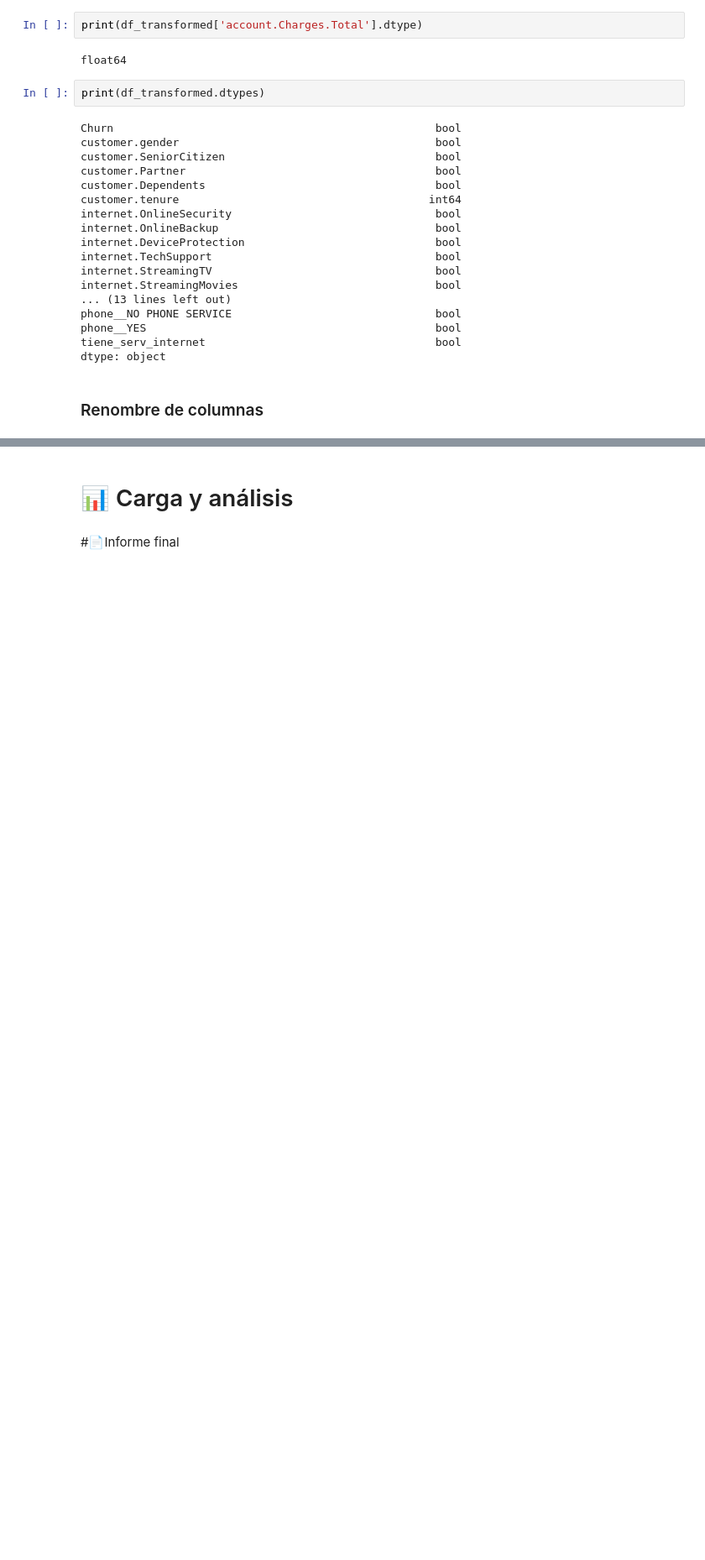
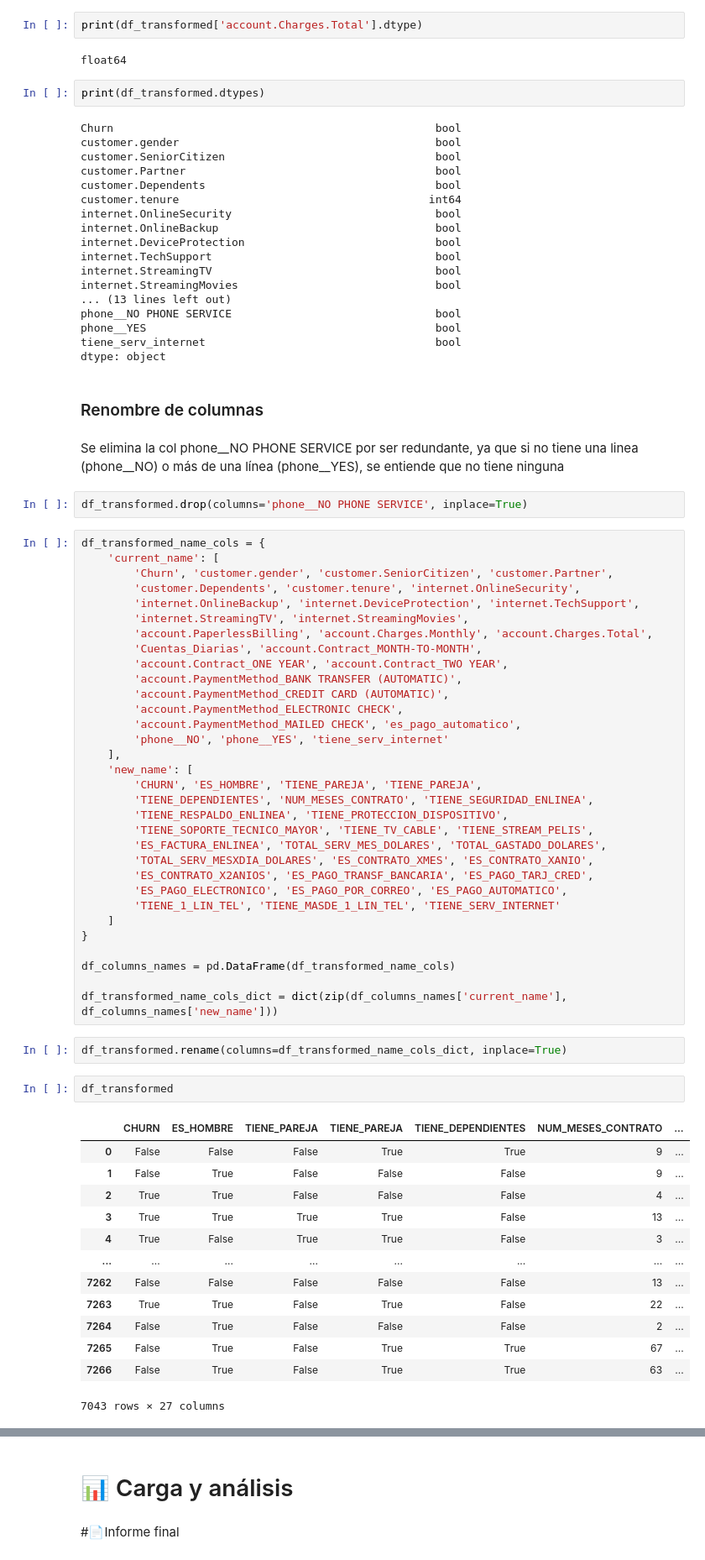
Before and after one commit to Nelly5469/challenge2-data-science-LATAM, a Jupyter notebook: TelecomX_LATAM.ipynb, the cells around one changed output, grey strips where cells are left out. Shown at 84% size. Cells and saved outputs as stored; diff of their text form; blank space fills up the shorter version.

```diff
--- a/TelecomX_LATAM.ipynb
+++ b/TelecomX_LATAM.ipynb
@@ -618,3 +618,57 @@ tiene_serv_internet                                   bool
 dtype: object
 # %% [markdown]
 ### Renombre de columnas
+# %% [markdown]
+Se elimina la col phone__NO PHONE SERVICE por ser redundante, ya que si no tiene una linea (phone__NO) o más de una línea (phone__YES), se entiende que no tiene ninguna
+# %%
+df_transformed.drop(columns='phone__NO PHONE SERVICE', inplace=True)
+# %%
+df_transformed_name_cols = {
+    'current_name': [
+        'Churn', 'customer.gender', 'customer.SeniorCitizen', 'customer.Partner',
+        'customer.Dependents', 'customer.tenure', 'internet.OnlineSecurity',
+        'internet.OnlineBackup', 'internet.DeviceProtection', 'internet.TechSupport',
+        'internet.StreamingTV', 'internet.StreamingMovies',
+        'account.PaperlessBilling', 'account.Charges.Monthly', 'account.Charges.Total',
+        'Cuentas_Diarias', 'account.Contract_MONTH-TO-MONTH',
+        'account.Contract_ONE YEAR', 'account.Contract_TWO YEAR',
+        'account.PaymentMethod_BANK TRANSFER (AUTOMATIC)',
+        'account.PaymentMethod_CREDIT CARD (AUTOMATIC)',
+        'account.PaymentMethod_ELECTRONIC CHECK',
+        'account.PaymentMethod_MAILED CHECK', 'es_pago_automatico',
+        'phone__NO', 'phone__YES', 'tiene_serv_internet'
+    ],
+    'new_name': [
+        'CHURN', 'ES_HOMBRE', 'TIENE_PAREJA', 'TIENE_PAREJA',
+        'TIENE_DEPENDIENTES', 'NUM_MESES_CONTRATO', 'TIENE_SEGURIDAD_ENLINEA',
+        'TIENE_RESPALDO_ENLINEA', 'TIENE_PROTECCION_DISPOSITIVO',
+        'TIENE_SOPORTE_TECNICO_MAYOR', 'TIENE_TV_CABLE', 'TIENE_STREAM_PELIS',
+        'ES_FACTURA_ENLINEA', 'TOTAL_SERV_MES_DOLARES', 'TOTAL_GASTADO_DOLARES',
+        'TOTAL_SERV_MESXDIA_DOLARES', 'ES_CONTRATO_XMES', 'ES_CONTRATO_XANIO',
+        'ES_CONTRATO_X2ANIOS', 'ES_PAGO_TRANSF_BANCARIA', 'ES_PAGO_TARJ_CRED',
+        'ES_PAGO_ELECTRONICO', 'ES_PAGO_POR_CORREO', 'ES_PAGO_AUTOMATICO',
+        'TIENE_1_LIN_TEL', 'TIENE_MASDE_1_LIN_TEL', 'TIENE_SERV_INTERNET'
+    ]
+}
+
+df_columns_names = pd.DataFrame(df_transformed_name_cols)
+
+df_transformed_name_cols_dict = dict(zip(df_columns_names['current_name'], df_columns_names['new_name']))
+# %%
+df_transformed.rename(columns=df_transformed_name_cols_dict, inplace=True)
+# %%
+df_transformed
+# %% [output]
+|  | CHURN | ES_HOMBRE | TIENE_PAREJA | TIENE_PAREJA | TIENE_DEPENDIENTES | NUM_MESES_CONTRATO | ... |
+| 0 | False | False | False | True | True | 9 | ... |
+| 1 | False | True | False | False | False | 9 | ... |
+| 2 | True | True | False | False | False | 4 | ... |
+| 3 | True | True | True | True | False | 13 | ... |
+| 4 | True | False | True | True | False | 3 | ... |
+| ... | ... | ... | ... | ... | ... | ... | ... |
+| 7262 | False | False | False | False | False | 13 | ... |
+| 7263 | True | True | False | True | False | 22 | ... |
+| 7264 | False | True | False | False | False | 2 | ... |
+| 7265 | False | True | False | True | True | 67 | ... |
+| 7266 | False | True | False | True | True | 63 | ... |
+7043 rows × 27 columns
```
Also changed, not shown: parts of 3 cells of this notebook, 2 other files.
